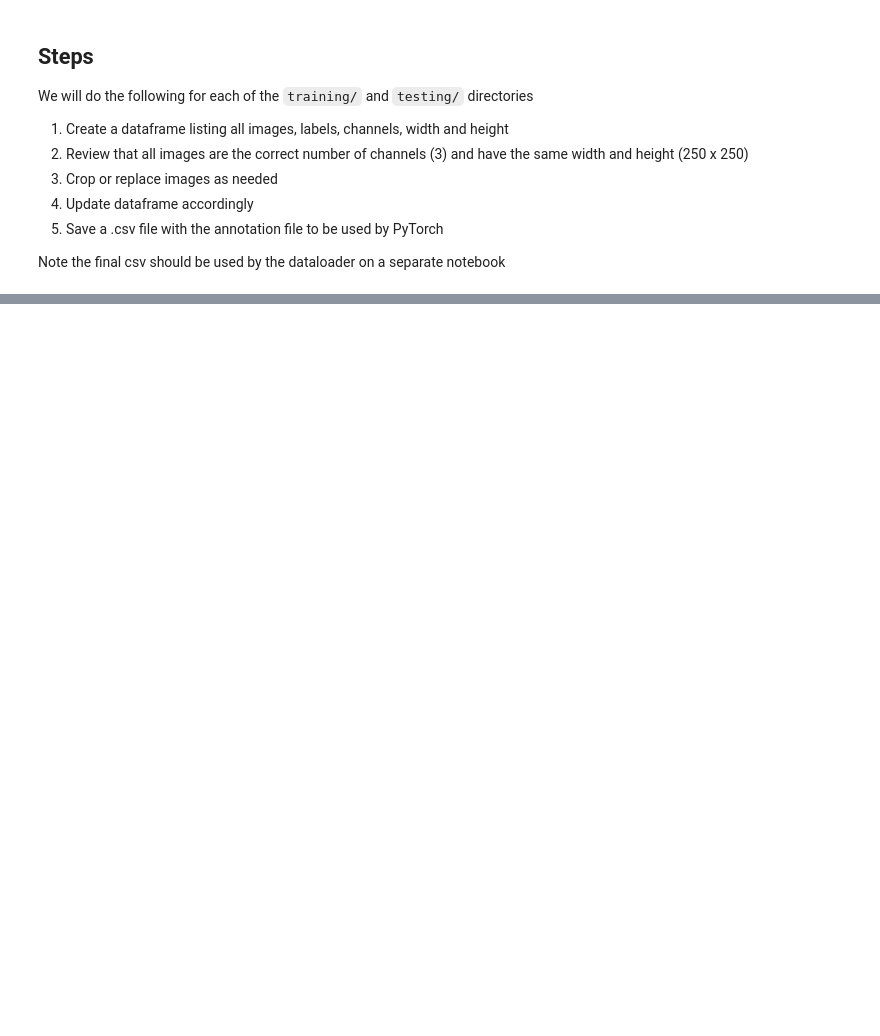
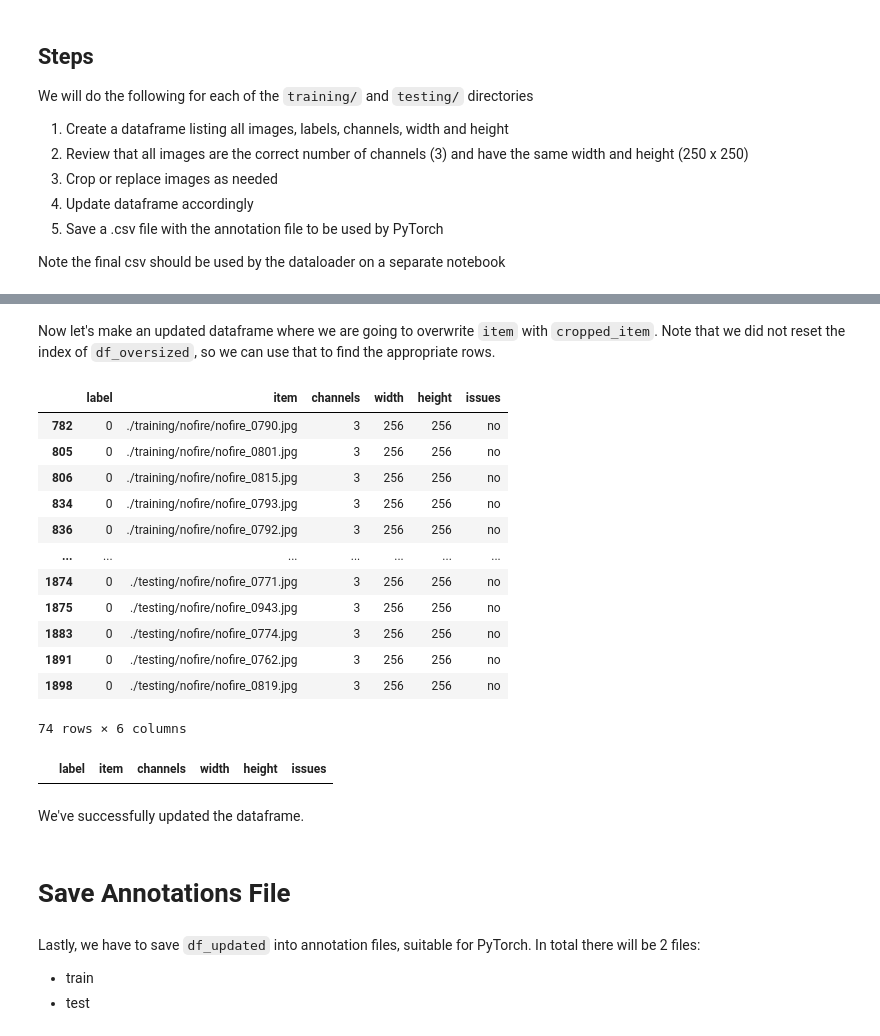
Before and after one commit to bcrodrigo/capstone_project, a Jupyter notebook: jupyter_notebooks/01_EDA_preprocessing_02dataset.ipynb, the cells around one changed output, grey strips where cells are left out. Drawn from its saved outputs; the diff is of its cells as text; code cells hidden in the pictures; blank space fills up the shorter version.

```diff
--- a/jupyter_notebooks/01_EDA_preprocessing_02dataset.ipynb
+++ b/jupyter_notebooks/01_EDA_preprocessing_02dataset.ipynb
@@ -445,0 +264,20 @@ labels_02_train_dataset_prep.csv
+# %% [markdown]
+Now let's make an updated dataframe where we are going to overwrite `item` with `cropped_item`. Note that we did not reset the index of `df_oversized`, so we can use that to find the appropriate rows.
+# %%
+df_updated = df.copy()
+# %%
+df_updated.query('width !=250')
+# %% [output]
+|  | label | item | channels | width | height | issues |
+| 782 | 0 | ./training/nofire/nofire_0790.jpg | 3 | 256 | 256 | no |
+| 805 | 0 | ./training/nofire/nofire_0801.jpg | 3 | 256 | 256 | no |
+| 806 | 0 | ./training/nofire/nofire_0815.jpg | 3 | 256 | 256 | no |
+| 834 | 0 | ./training/nofire/nofire_0793.jpg | 3 | 256 | 256 | no |
+| 836 | 0 | ./training/nofire/nofire_0792.jpg | 3 | 256 | 256 | no |
+| ... | ... | ... | ... | ... | ... | ... |
+| 1874 | 0 | ./testing/nofire/nofire_0771.jpg | 3 | 256 | 256 | no |
+| 1875 | 0 | ./testing/nofire/nofire_0943.jpg | 3 | 256 | 256 | no |
+| 1883 | 0 | ./testing/nofire/nofire_0774.jpg | 3 | 256 | 256 | no |
+| 1891 | 0 | ./testing/nofire/nofire_0762.jpg | 3 | 256 | 256 | no |
+| 1898 | 0 | ./testing/nofire/nofire_0819.jpg | 3 | 256 | 256 | no |
+74 rows × 6 columns
@@ -445,0 +289,12 @@ labels_02_train_dataset_prep.csv
+# %%
+df_updated.query('width !=250')
+# %% [output]
+|  | label | item | channels | width | height | issues |
+# %% [markdown]
+We've successfully updated the dataframe.
+# %% [markdown]
+# Save Annotations File
+# %% [markdown]
+Lastly, we have to save `df_updated` into annotation files, suitable for PyTorch. In total there will be 2 files:
+- train
+- test
```
Also changed, not shown: parts of 106 cells of this notebook.
